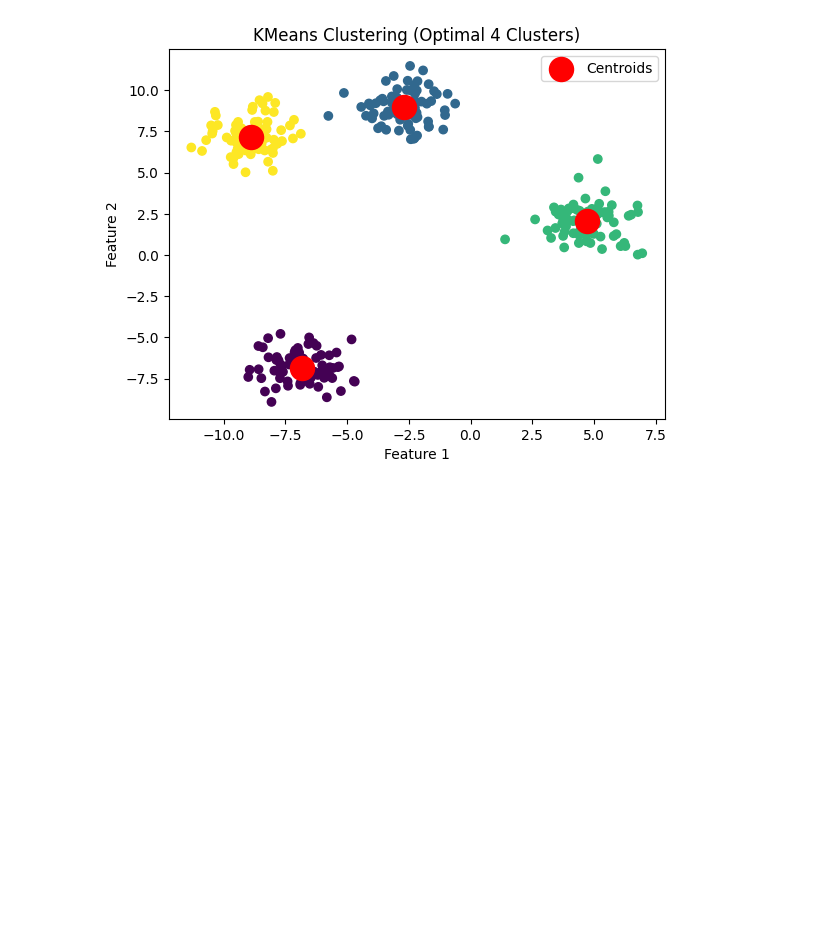
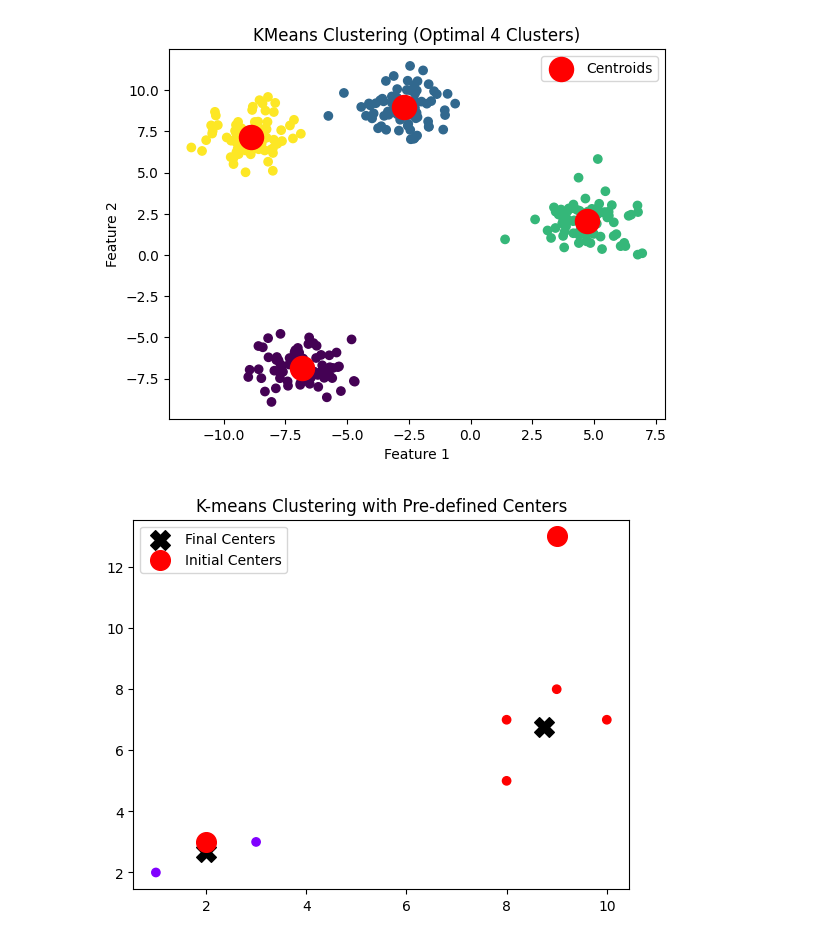
Before and after one commit to Dowling7/DQ_Dowling, a Jupyter notebook: electron/clustering/plot_cluster.ipynb, the cells around one changed output. Drawn from its saved outputs; the diff is of its cells as text; code cells hidden in the pictures; blank space fills up the shorter version.

Commit message:
clustering

```diff
--- a/electron/clustering/plot_cluster.ipynb
+++ b/electron/clustering/plot_cluster.ipynb
@@ -98,3 +98,44 @@ for i in range(len(x)):
     pdf_pages.savefig(fig)
     plt.close(fig)
 pdf_pages.close()
+# %%
+import numpy as np
+from sklearn.cluster import KMeans
+import matplotlib.pyplot as plt
+
+# Sample data points
+data = np.array([
+    [2, 3],
+    [3, 3],
+    [1, 2],
+    [8, 7],
+    [9, 8],
+    [10, 7],
+    [8, 5]
+])
+
+# Pre-defined cluster centers
+initial_centers = np.array([
+    [2, 3],  # Center 1
+    [9, 13]   # Center 2
+])
+
+# Initialize K-means with pre-defined centers
+kmeans = KMeans(n_clusters=initial_centers.shape[0], init=initial_centers, n_init=1)
+kmeans.fit(data)
+
+# Get cluster assignments for each data point
+cluster_assignments = kmeans.labels_
+
+# Get the final cluster centers
+final_centers = kmeans.cluster_centers_
+
+# Plot the data points and cluster centers
+plt.scatter(data[:, 0], data[:, 1], c=cluster_assignments, cmap='rainbow')
+plt.scatter(final_centers[:, 0], final_centers[:, 1], marker='X', s=200, c='black', label='Final Centers')
+plt.scatter(initial_centers[:, 0], initial_centers[:, 1], marker='o', s=200, c='red', label='Initial Centers')
+plt.legend()
+plt.title('K-means Clustering with Pre-defined Centers')
+plt.show()
+# %% [output]
+[figure, added]
```
Also changed, not shown: parts of 4 cells of this notebook, 8 other files.
